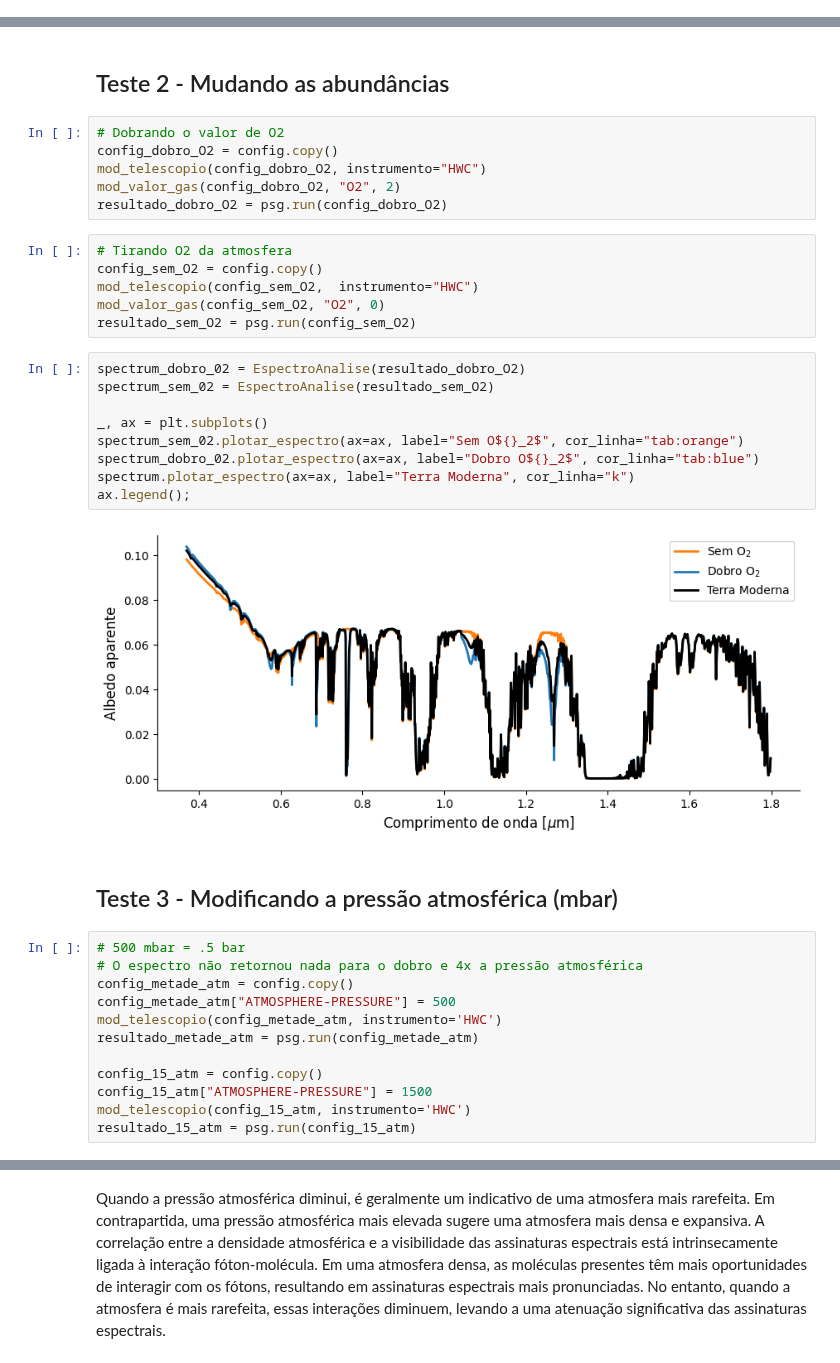
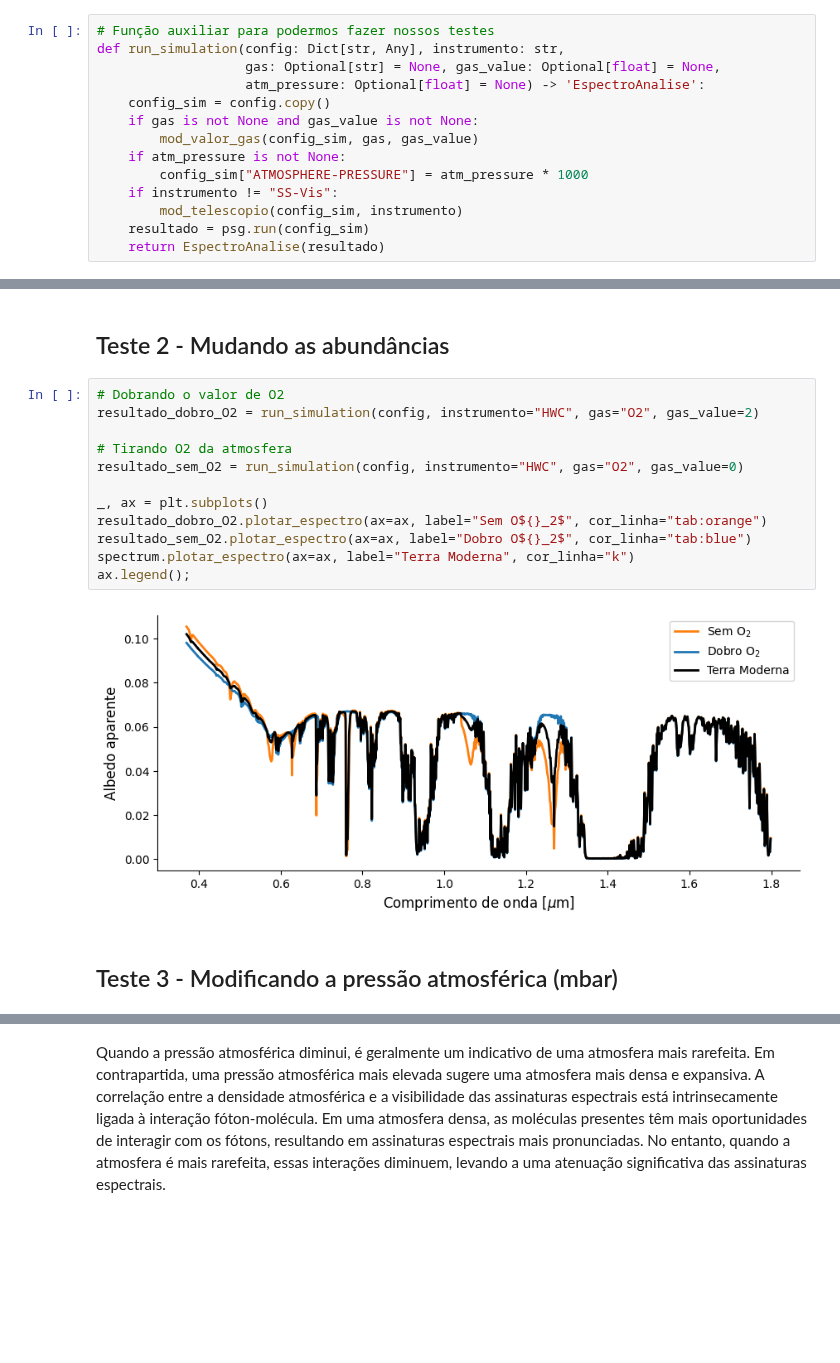
Before and after one commit to SarahBarbosa/geexhp, a Jupyter notebook: notebooks/terra_moderna.ipynb, the cells around one changed output, grey strips where cells are left out. Saved outputs shown, nothing was run; the diff lists cells and outputs as text; blank space fills up the shorter version.

```diff
--- a/notebooks/terra_moderna.ipynb
+++ b/notebooks/terra_moderna.ipynb
@@ -50,4 +51,18 @@ spectrum.converter_para_dataframe()
 spectrum.plotar_espectro();
 # %% [output]
 [figure]
+# %%
+# Função auxiliar para podermos fazer nossos testes
+def run_simulation(config: Dict[str, Any], instrumento: str,
+                   gas: Optional[str] = None, gas_value: Optional[float] = None,
+                   atm_pressure: Optional[float] = None) -> 'EspectroAnalise':
+    config_sim = config.copy()
+    if gas is not None and gas_value is not None:
+        mod_valor_gas(config_sim, gas, gas_value)
+    if atm_pressure is not None:
+        config_sim["ATMOSPHERE-PRESSURE"] = atm_pressure * 1000
+    if instrumento != "SS-Vis":
+        mod_telescopio(config_sim, instrumento)
+    resultado = psg.run(config_sim)
+    return EspectroAnalise(resultado)
 # %%
@@ -89,41 +86,20 @@ ax.set(xlabel="Comprimento de onda [$\mu$m]", ylabel="Albedo aparente");
 [figure]
 # %% [markdown]
 ## Teste 2 - Mudando as abundâncias
-# %%
-# Dobrando o valor de O2
-config_dobro_O2 = config.copy()
-mod_telescopio(config_dobro_O2, instrumento="HWC")
-mod_valor_gas(config_dobro_O2, "O2", 2)
-resultado_dobro_O2 = psg.run(config_dobro_O2)
-# %%
-# Tirando O2 da atmosfera
-config_sem_O2 = config.copy()
-mod_telescopio(config_sem_O2,  instrumento="HWC")
-mod_valor_gas(config_sem_O2, "O2", 0)
-resultado_sem_O2 = psg.run(config_sem_O2)
 # %%
-spectrum_dobro_02 = EspectroAnalise(resultado_dobro_O2)
-spectrum_sem_02 = EspectroAnalise(resultado_sem_O2)
+# Dobrando o valor de O2
+resultado_dobro_O2 = run_simulation(config, instrumento="HWC", gas="O2", gas_value=2)
+
+# Tirando O2 da atmosfera
+resultado_sem_O2 = run_simulation(config, instrumento="HWC", gas="O2", gas_value=0)
 
 _, ax = plt.subplots()
-spectrum_sem_02.plotar_espectro(ax=ax, label="Sem O${}_2$", cor_linha="tab:orange")
-spectrum_dobro_02.plotar_espectro(ax=ax, label="Dobro O${}_2$", cor_linha="tab:blue")
+resultado_dobro_O2.plotar_espectro(ax=ax, label="Sem O${}_2$", cor_linha="tab:orange")
+resultado_sem_O2.plotar_espectro(ax=ax, label="Dobro O${}_2$", cor_linha="tab:blue")
 spectrum.plotar_espectro(ax=ax, label="Terra Moderna", cor_linha="k")
 ax.legend();
 # %% [output]
-[figure, old version]
+[figure, new version]
 # %% [markdown]
 ## Teste 3 - Modificando a pressão atmosférica (mbar)
-# %%
-# 500 mbar = .5 bar
-# O espectro não retornou nada para o dobro e 4x a pressão atmosférica
-config_metade_atm = config.copy()
-config_metade_atm["ATMOSPHERE-PRESSURE"] = 500
-mod_telescopio(config_metade_atm, instrumento='HWC')
-resultado_metade_atm = psg.run(config_metade_atm)
-
-config_15_atm = config.copy()
-config_15_atm["ATMOSPHERE-PRESSURE"] = 1500
-mod_telescopio(config_15_atm, instrumento='HWC')
-resultado_15_atm = psg.run(config_15_atm)
 # %%
```
Also changed, not shown: parts of 11 cells of this notebook, 2 other files.
